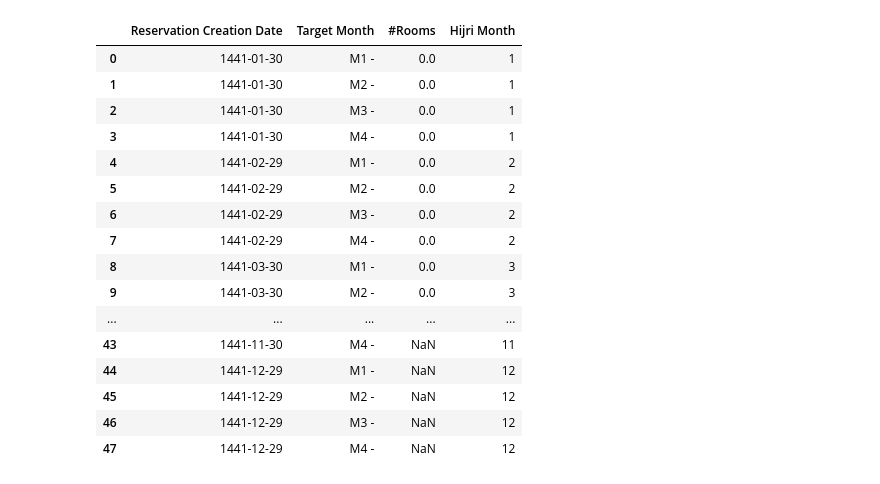
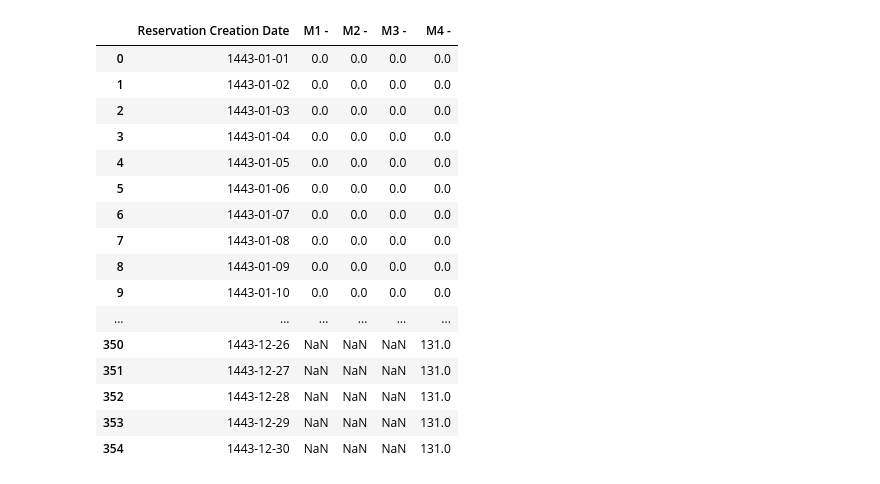
Before and after one commit to Ziadmohamed345/k2s-hotel-reservation, a Jupyter notebook: util-res-task/util-res-data-monthly-vis.ipynb, the cells around one changed output. Cells and saved outputs as stored; diff of their text form; code cells hidden in the pictures.

```diff
--- a/util-res-task/util-res-data-monthly-vis.ipynb
+++ b/util-res-task/util-res-data-monthly-vis.ipynb
@@ -13,6 +13,6 @@ def convert_date(date_string):
     return pd.to_datetime(date_string, errors = 'coerce')
 
 df41 = pd.read_excel("./monthly_target_date_df_0.xlsx" , converters={'Reservation Check-out Date':convert_date})
-df42 = pd.read_excel("./monthly_target_dates_accum_df_1.xlsx" ,  converters={'Reservation Check-out Date':convert_date})
+df42 = pd.read_excel("./monthly_target_date_df_2.xlsx" ,  converters={'Reservation Check-out Date':convert_date})
 # %%
-df41.drop(df41.index[-1], inplace=True)
+df42.drop(df42.index[-1], inplace=True)
@@ -47,24 +19,24 @@ df41_last_day_per_month['#Rooms'] = df41_last_day_per_month['#Rooms'].astype(flo
-# %%
-df41_last_day_per_month
-# %% [output]
-|  | Reservation Creation Date | Target Month | #Rooms | Hijri Month |
-| 0 | 1441-01-30 | M1 - | 0.0 | 1 |
-| 1 | 1441-01-30 | M2 - | 0.0 | 1 |
-| 2 | 1441-01-30 | M3 - | 0.0 | 1 |
-| 3 | 1441-01-30 | M4 - | 0.0 | 1 |
-| 4 | 1441-02-29 | M1 - | 0.0 | 2 |
-| 5 | 1441-02-29 | M2 - | 0.0 | 2 |
-| 6 | 1441-02-29 | M3 - | 0.0 | 2 |
-| 7 | 1441-02-29 | M4 - | 0.0 | 2 |
-| 8 | 1441-03-30 | M1 - | 0.0 | 3 |
-| 9 | 1441-03-30 | M2 - | 0.0 | 3 |
-| ... | ... | ... | ... | ... |
-| 43 | 1441-11-30 | M4 - | NaN | 11 |
-| 44 | 1441-12-29 | M1 - | NaN | 12 |
-| 45 | 1441-12-29 | M2 - | NaN | 12 |
-| 46 | 1441-12-29 | M3 - | NaN | 12 |
-| 47 | 1441-12-29 | M4 - | NaN | 12 |
 # %%
 def display_full_df(df):
     with pd.option_context('display.max_rows', None, 'display.max_columns', None):
         display(df)
+# %%
+display_full_df(df42)
+# %% [output]
+|  | Reservation Creation Date | M1 - | M2 - | M3 - | M4 - |
+| 0 | 1443-01-01 | 0.0 | 0.0 | 0.0 | 0.0 |
+| 1 | 1443-01-02 | 0.0 | 0.0 | 0.0 | 0.0 |
+| 2 | 1443-01-03 | 0.0 | 0.0 | 0.0 | 0.0 |
+| 3 | 1443-01-04 | 0.0 | 0.0 | 0.0 | 0.0 |
+| 4 | 1443-01-05 | 0.0 | 0.0 | 0.0 | 0.0 |
+| 5 | 1443-01-06 | 0.0 | 0.0 | 0.0 | 0.0 |
+| 6 | 1443-01-07 | 0.0 | 0.0 | 0.0 | 0.0 |
+| 7 | 1443-01-08 | 0.0 | 0.0 | 0.0 | 0.0 |
+| 8 | 1443-01-09 | 0.0 | 0.0 | 0.0 | 0.0 |
+| 9 | 1443-01-10 | 0.0 | 0.0 | 0.0 | 0.0 |
+| ... | ... | ... | ... | ... | ... |
+| 350 | 1443-12-26 | NaN | NaN | NaN | 131.0 |
+| 351 | 1443-12-27 | NaN | NaN | NaN | 131.0 |
+| 352 | 1443-12-28 | NaN | NaN | NaN | 131.0 |
+| 353 | 1443-12-29 | NaN | NaN | NaN | 131.0 |
+| 354 | 1443-12-30 | NaN | NaN | NaN | 131.0 |
```
Also changed, not shown: parts of 12 cells of this notebook.
